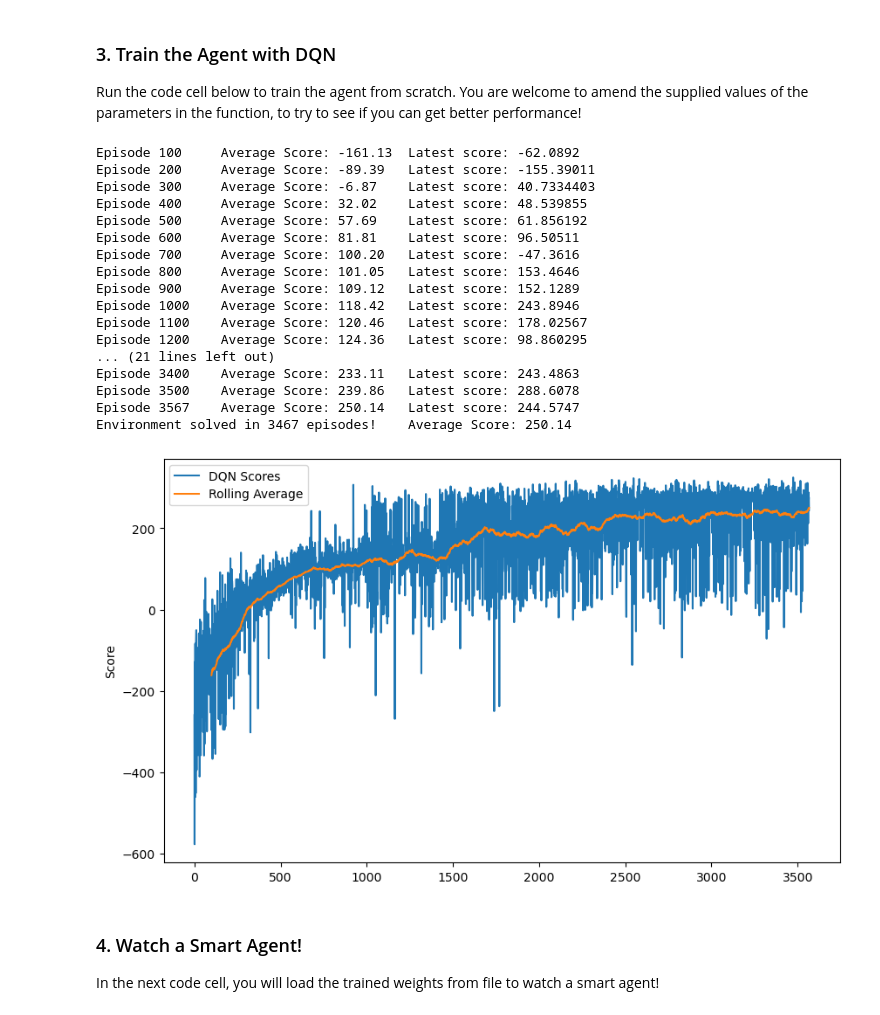
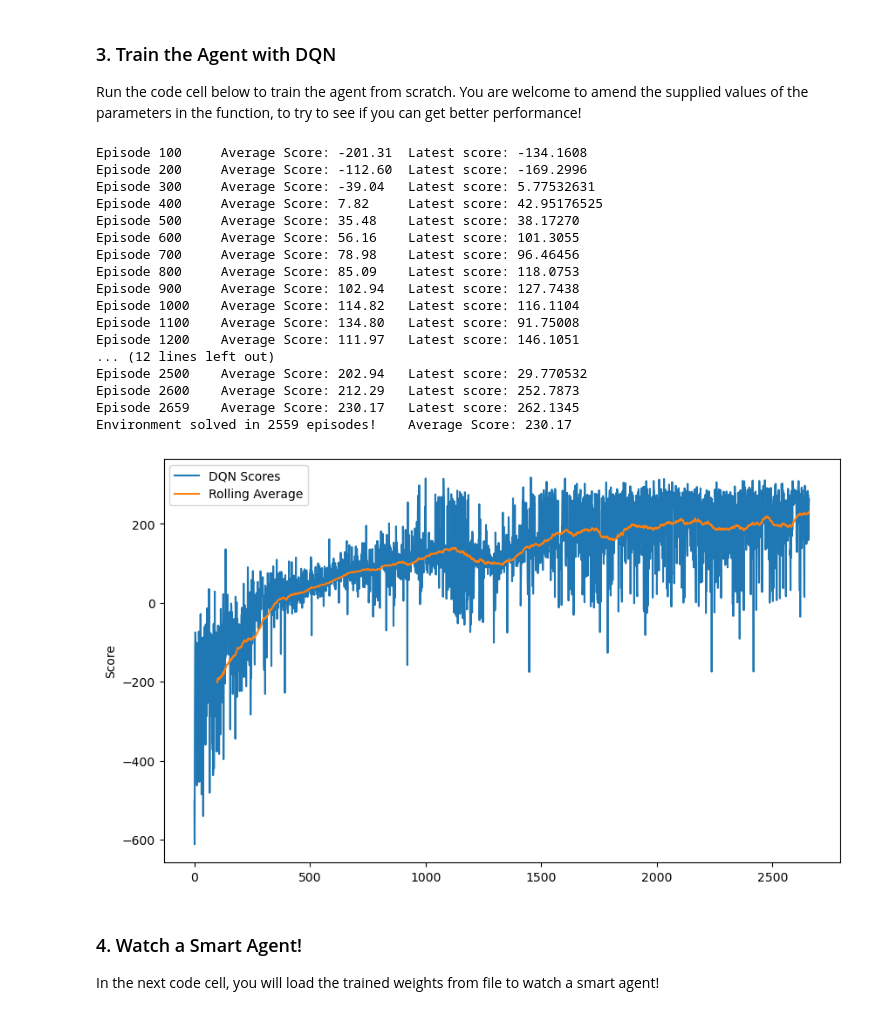
Before and after one commit to armhzjz/deep-reinforcement-learning, a Jupyter notebook: dqn/exercise/Deep_Q_Network.ipynb, the cells around one changed output. Drawn from its saved outputs; the diff is of its cells as text; code cells hidden in the pictures.

```diff
--- a/dqn/exercise/Deep_Q_Network.ipynb
+++ b/dqn/exercise/Deep_Q_Network.ipynb
@@ -58,9 +60,7 @@ Once you have completed the code in `dqn_agent.py` and `model.py`, run the code
 
 You can find the solution files, along with saved model weights for a trained agent, in the `solution/` folder.  (_Note that there are many ways to solve this exercise, and the "solution" is just one way of approaching the problem, to yield a trained agent._)
 # %%
-from dqn_agent import Agent
-
-agent = Agent(state_size=8, action_size=4, seed=1536)
+agent = DoubleDQN_Agent(state_size=8, action_size=4, seed=1536)
 
 # watch an untrained agent
 state = env.reset()[0]
@@ -85,7 +85,7 @@ del agent
 
 Run the code cell below to train the agent from scratch.  You are welcome to amend the supplied values of the parameters in the function, to try to see if you can get better performance!
 # %%
-def dqn(
+def double_dqn(
         dqn_agent,
         n_episodes=2000,
         max_t=1000,
@@ -116,56 +116,56 @@ def dqn(
             if t_step == 0:
                 action = dqn_agent.act(state, eps)
             next_state, reward, done, truncated, _ = env.step(action)
             dqn_agent.step(state, action, reward, next_state, done, t_step)
             state = next_state
             score += reward
             if done:  # or truncated:
                 break
         scores_window.append(score)       # save most recent score
         scores.append(score)              # save most recent score
         eps = max(eps_end, eps_decay*eps) # decrease epsilon
         print('\rEpisode {}\tAverage Score: {:.2f}\tLatest score: {:.4f}'.format(i_episode, np.mean(scores_window), score), end='')
         if i_episode % 100 == 0:
             print('\rEpisode {}\tAverage Score: {:.2f}\tLatest score: {:.4f}'.format(i_episode, np.mean(scores_window), score))
         scores_windows_list = list(scores_window)
         if np.mean(scores_window) >= target_mean_score and np.mean(scores_windows_list[-10:]) >= target_mean_score:
             print('\nEnvironment solved in {:d} episodes!\tAverage Score: {:.2f}'.format(i_episode-100, np.mean(scores_window)))
-            torch.save(dqn_agent.qnetwork_local.state_dict(), 'checkpoint.pth')
+            torch.save(dqn_agent.qnetwork_model.state_dict(), 'double_dqn_checkpoint.pth')
             break
     return pd.Series(scores, name="scores")
 
-agent = Agent(state_size=8, action_size=4, seed=761)
-scores = dqn(agent, n_episodes=4000, max_t=250, UPDATE_EVERY=4, target_mean_score=250.)
+agent = DoubleDQN_Agent(state_size=8, action_size=4, seed=761)
+double_dqn_scores = double_dqn(agent, n_episodes=4000, max_t=250, UPDATE_EVERY=4, target_mean_score=230.)
 
 # plot the scores
 fig, axes = plt.subplots(1, 1, figsize=(10, 6), sharex=True, sharey=True)
-scores.plot(ax=axes, label="DQN Scores")
-(scores.rolling(window=100)
+double_dqn_scores.plot(ax=axes, label="DQN Scores")
+(double_dqn_scores.rolling(window=100)
            .mean()
            .rename("Rolling Average")
            .plot(ax=axes))
 axes.legend()
 _ = axes.set_ylabel("Score")
 del agent
 # %% [output]
-Episode 100     Average Score: -161.13  Latest score: -62.0892
-Episode 200     Average Score: -89.39   Latest score: -155.39011
-Episode 300     Average Score: -6.87    Latest score: 40.7334403
-Episode 400     Average Score: 32.02    Latest score: 48.539855
-Episode 500     Average Score: 57.69    Latest score: 61.856192
-Episode 600     Average Score: 81.81    Latest score: 96.50511
-Episode 700     Average Score: 100.20   Latest score: -47.3616
-Episode 800     Average Score: 101.05   Latest score: 153.4646
-Episode 900     Average Score: 109.12   Latest score: 152.1289
-Episode 1000    Average Score: 118.42   Latest score: 243.8946
-Episode 1100    Average Score: 120.46   Latest score: 178.02567
-Episode 1200    Average Score: 124.36   Latest score: 98.860295
-... (21 lines left out)
-Episode 3400    Average Score: 233.11   Latest score: 243.4863
-Episode 3500    Average Score: 239.86   Latest score: 288.6078
-Episode 3567    Average Score: 250.14   Latest score: 244.5747
-Environment solved in 3467 episodes!    Average Score: 250.14
+Episode 100     Average Score: -201.31  Latest score: -134.1608
+Episode 200     Average Score: -112.60  Latest score: -169.2996
+Episode 300     Average Score: -39.04   Latest score: 5.77532631
+Episode 400     Average Score: 7.82     Latest score: 42.95176525
+Episode 500     Average Score: 35.48    Latest score: 38.17270
+Episode 600     Average Score: 56.16    Latest score: 101.3055
+Episode 700     Average Score: 78.98    Latest score: 96.46456
+Episode 800     Average Score: 85.09    Latest score: 118.0753
+Episode 900     Average Score: 102.94   Latest score: 127.7438
+Episode 1000    Average Score: 114.82   Latest score: 116.1104
+Episode 1100    Average Score: 134.80   Latest score: 91.75008
+Episode 1200    Average Score: 111.97   Latest score: 146.1051
+... (12 lines left out)
+Episode 2500    Average Score: 202.94   Latest score: 29.770532
+Episode 2600    Average Score: 212.29   Latest score: 252.7873
+Episode 2659    Average Score: 230.17   Latest score: 262.1345
+Environment solved in 2559 episodes!    Average Score: 230.17
-[figure, old version]
+[figure, new version]
 # %% [markdown]
 ### 4. Watch a Smart Agent!
 
```
Also changed, not shown: parts of 9 cells of this notebook, 1 other file.
